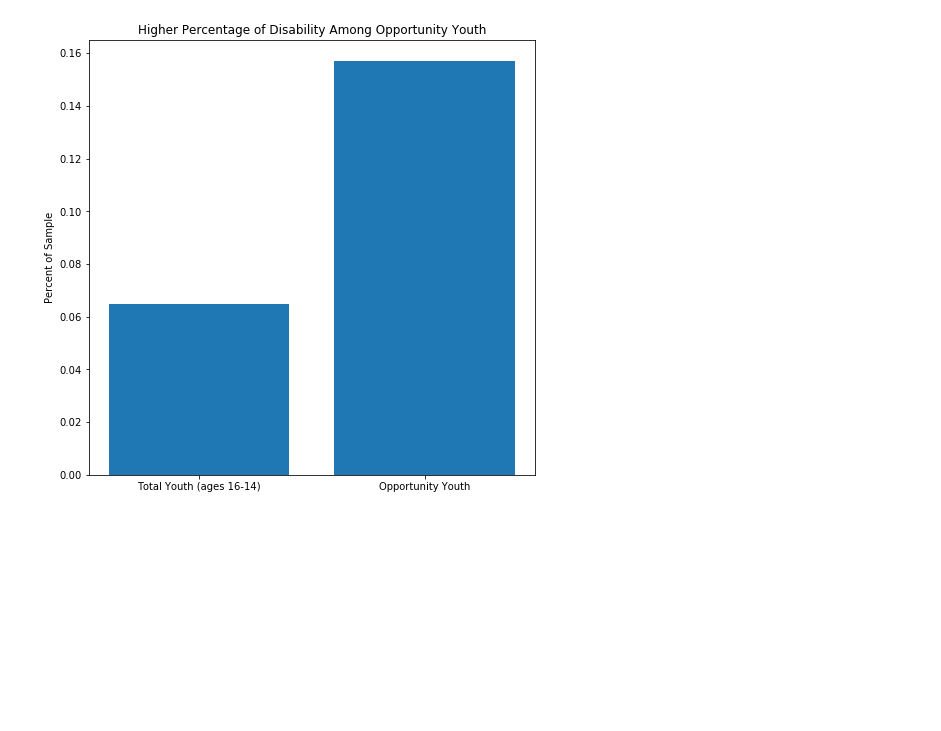
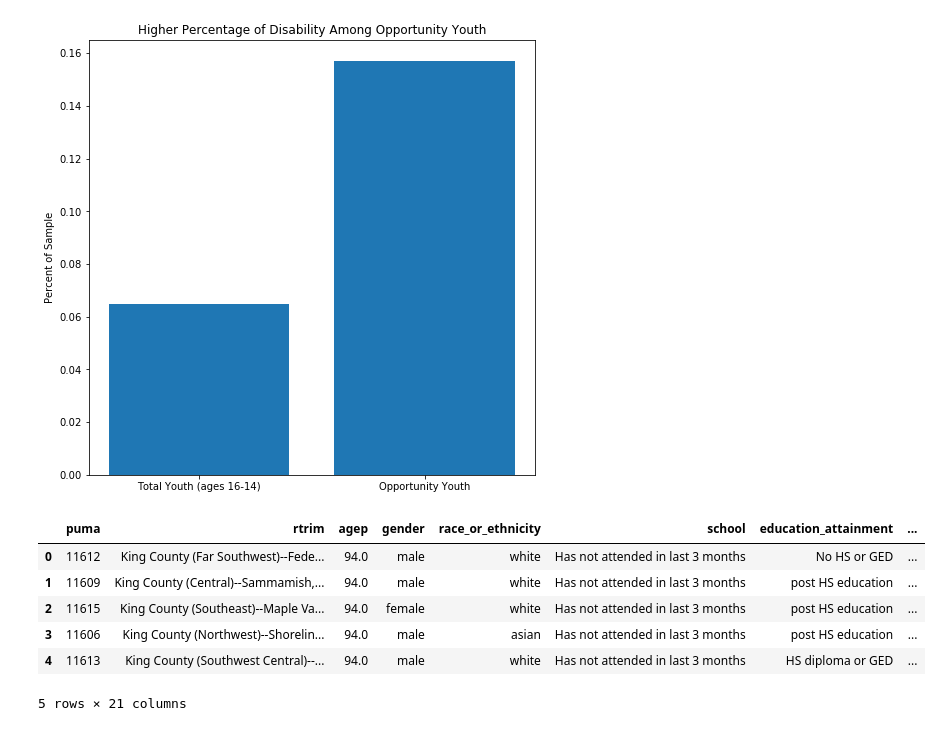
Before and after one commit to mesterhammerfic/mod-1-project-chicago-seattle-ds-051120, a Jupyter notebook: notebooks/exploratory/02_mef_database_descriptions.ipynb, the cells around one changed output. Saved outputs shown, nothing was run; the diff lists cells and outputs as text; code cells hidden in the pictures; blank space fills up the shorter version.

```diff
--- a/notebooks/exploratory/02_mef_database_descriptions.ipynb
+++ b/notebooks/exploratory/02_mef_database_descriptions.ipynb
@@ -336,3 +212,81 @@ ax.bar(x=col_names, height=height_values);
 plt.savefig('Disability.png')
 # %% [output]
 [figure]
+# %%
+query = """
+            SELECT p.puma, rtrim(puma_name), agep,
+                        CASE WHEN p.sex = '1' THEN 'male'
+                 ELSE 'female'
+                 END as gender,
+            CASE WHEN p.racasn = '1' THEN 'asian'
+                 WHEN p.racblk = '1' THEN 'black or African American'
+                 WHEN p.racwht = '1' THEN 'white'
+                 WHEN p.hisp <> '1' THEN 'hispanic'
+                 END as race_or_ethnicity,
+            CASE WHEN p.sch = '1' THEN 'Has not attended in last 3 months'
+                 WHEN p.sch IN ('2','3') THEN 'public or private school or college and homeschool'
+                 END as School,
+            CASE WHEN p.schl in ('16','17') THEN 'HS diploma or GED'
+                 WHEN p.schl in ('18','19','20','21','22','23','24') THEN 'post HS education'
+                 ELSE 'No HS or GED'
+                 END as Education_attainment,
+            CASE WHEN p.esr in ('1','2') THEN 'employed'
+                 WHEN p.esr in ('3','6') THEN 'Unemployed/not in labor force'
+                 WHEN p.esr IN ('4','5') THEN 'Armed Forces'
+                 END as Employment_status,
+            CASE WHEN p.dis = '1' THEN 'reported disability'
+                 ELSE 'no reported disability'
+                 END as disability_status,
+            CASE WHEN p.ddrs = '1' THEN 'Self-care difficulty'
+                 WHEN p.dear = '1' THEN 'Hearing difficulty'
+                 WHEN p.deye = '1' THEN 'Vision difficulty'
+                 WHEN p.dphy = '1' THEN 'Ambulatory difficulty'
+                 WHEN p.drem = '1' THEN 'Cognitive difficulty'
+                 ELSE 'None reported'
+                 END as disability_type,
+            CASE WHEN p.cit IN ('1','2','3','4') THEN 'US Citizen'
+                 WHEN p.cit = '5' THEN 'Not US Citizen'
+                 END as Citizenship,
+            CASE WHEN p.eng IN ('3','4') THEN 'Poor or No English language'
+                 ELSE 'English Speaker'
+                 END as English_language,
+            CASE WHEN p.wkl = '1' THEN 'employed in the last year'
+                 WHEN p.wkl in ('2','3') THEN 'not employed in the last year'
+                 END AS last_employed,
+            CASE WHEN p.esp in ('1','2','3','5','6','7','8') THEN 'One or both parents in labor force'
+                 WHEN p.esp = '4' THEN 'Neither parent in labor force'
+                 END as Parent_employment,
+            CASE WHEN p.mar = '1' THEN 'married'
+                 WHEN p.mar = '5' THEN 'never married'
+                 ELSE 'divorced, widowed, or separated'
+                 END as marital_status,
+            CASE WHEN p.fer = '1' THEN 'yes'
+                 END AS Child_born_las_year,
+            CASE WHEN p.paoc in ('1','2','3') THEN 'own child(ren)'
+                 ELSE 'no own children'
+                 END as Presence_of_children,
+            CASE WHEN p.mig = '1' THEN 'lived here last year'
+                 ELSE 'moved here last year'
+                 END AS Moved,
+            CASE WHEN p.hicov = '1' THEN 'yes'
+                 ELSE 'no'
+                 END as Has_Health_Insurance,
+            pap as Public_Assistance_Income_past_year,
+            pwgtp as Weight
+            FROM pums_2017 p
+            JOIN puma_names_2010 n on p.puma = n.puma
+            WHERE state_name = 'Washington'
+            AND p.puma LIKE '116%'
+
+            ORDER BY school, agep DESC"""
+
+KC_youth_2018 = pd.read_sql(query, conn)
+KC_youth_2018.head()
+# %% [output]
+|  | puma | rtrim | agep | gender | race_or_ethnicity | school | education_attainment | ... |
+| 0 | 11612 | King County (Far Southwest)--Fede... | 94.0 | male | white | Has not attended in last 3 months | No HS or GED | ... |
+| 1 | 11609 | King County (Central)--Sammamish,... | 94.0 | male | white | Has not attended in last 3 months | post HS education | ... |
+| 2 | 11615 | King County (Southeast)--Maple Va... | 94.0 | female | white | Has not attended in last 3 months | post HS education | ... |
+| 3 | 11606 | King County (Northwest)--Shorelin... | 94.0 | male | asian | Has not attended in last 3 months | post HS education | ... |
+| 4 | 11613 | King County (Southwest Central)--... | 94.0 | male | white | Has not attended in last 3 months | HS diploma or GED | ... |
+5 rows × 21 columns
```
Also changed, not shown: parts of 28 cells of this notebook, 1 other file.
